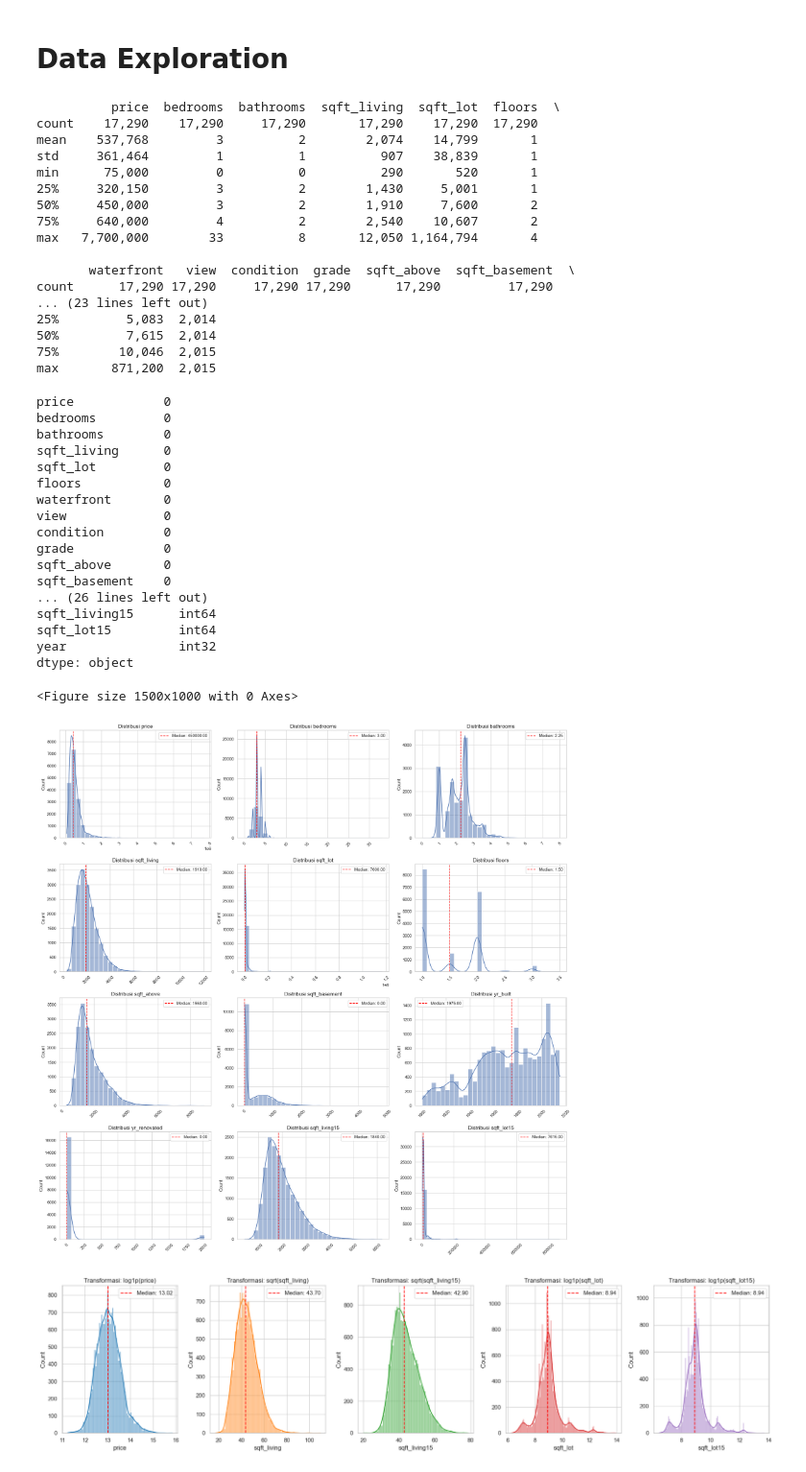
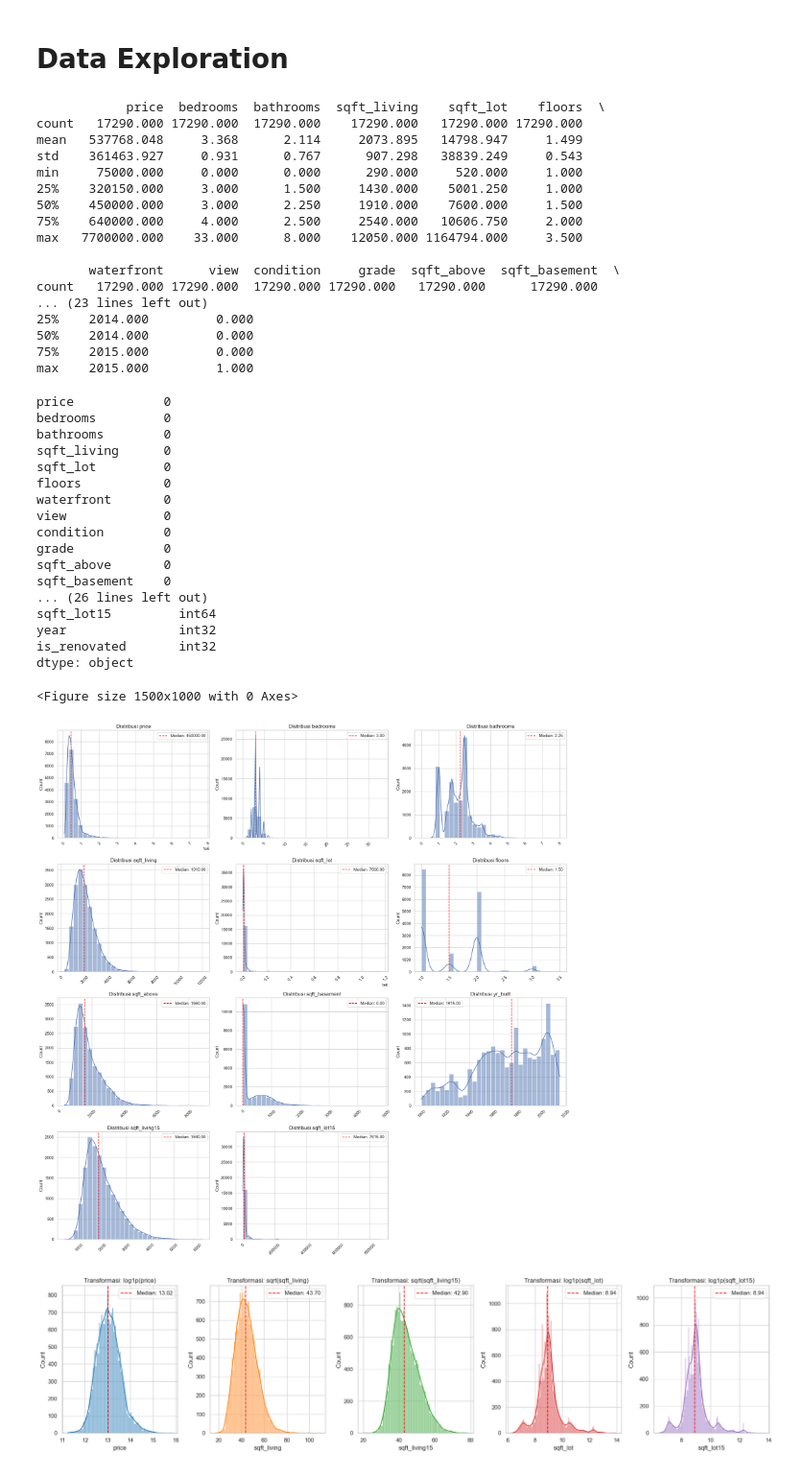
Before and after one commit to michaelwijaya2509/House-Price-Prediction---Data-Analytics, a Jupyter notebook: HousePricePrediction.ipynb, the cells around one changed output. Shown at 96% size. Saved outputs shown, nothing was run; the diff lists cells and outputs as text; code cells hidden in the pictures.

```diff
--- a/HousePricePrediction.ipynb
+++ b/HousePricePrediction.ipynb
@@ -43,5 +44,9 @@ print(data.shape)
 #extracting year from date
 data['year'] = data['date'].str[:4].astype(int)
 data.drop(columns=['date'], inplace=True)
+
+#changing the value of yr_renovated
+data['is_renovated'] = np.where(data['yr_renovated'] > 0, 1, 0)
+data.drop(columns=['yr_renovated'], inplace=True)
 print(data.head(10))
 # %% [output]
@@ -82,23 +87,23 @@ Train: 17290, Validation: 2161, Test: 2162
 summary = train_df.describe()
 print(summary)
 # %% [output]
-          price  bedrooms  bathrooms  sqft_living  sqft_lot  floors  \
-count    17,290    17,290     17,290       17,290    17,290  17,290
-mean    537,768         3          2        2,074    14,799       1
-std     361,464         1          1          907    38,839       1
-min      75,000         0          0          290       520       1
-25%     320,150         3          2        1,430     5,001       1
-50%     450,000         3          2        1,910     7,600       2
-75%     640,000         4          2        2,540    10,607       2
-max   7,700,000        33          8       12,050 1,164,794       4
+            price  bedrooms  bathrooms  sqft_living    sqft_lot    floors  \
+count   17290.000 17290.000  17290.000    17290.000   17290.000 17290.000
+mean   537768.048     3.368      2.114     2073.895   14798.947     1.499
+std    361463.927     0.931      0.767      907.298   38839.249     0.543
+min     75000.000     0.000      0.000      290.000     520.000     1.000
+25%    320150.000     3.000      1.500     1430.000    5001.250     1.000
+50%    450000.000     3.000      2.250     1910.000    7600.000     1.500
+75%    640000.000     4.000      2.500     2540.000   10606.750     2.000
+max   7700000.000    33.000      8.000    12050.000 1164794.000     3.500
 
-       waterfront   view  condition  grade  sqft_above  sqft_basement  \
-count      17,290 17,290     17,290 17,290      17,290         17,290
+       waterfront      view  condition     grade  sqft_above  sqft_basement  \
+count   17290.000 17290.000  17290.000 17290.000   17290.000      17290.000
 ... (23 lines left out)
-25%         5,083  2,014
-50%         7,615  2,014
-75%        10,046  2,015
-max       871,200  2,015
+25%    2014.000         0.000
+50%    2014.000         0.000
+75%    2015.000         0.000
+max    2015.000         1.000
 # %%
 missing_values = combined_df.isnull().sum()
 
@@ -118,9 +123,9 @@ grade            0
 sqft_above       0
 sqft_basement    0
 ... (26 lines left out)
-sqft_living15      int64
 sqft_lot15         int64
 year               int32
+is_renovated       int32
 dtype: object
 # %%
 # Set style untuk visualisasi
@@ -131,7 +136,7 @@ plt.figure(figsize=(15, 10))
 numerical_features = [
     'price', 'bedrooms', 'bathrooms', 'sqft_living',
     'sqft_lot', 'floors', 'sqft_above', 'sqft_basement',
-    'yr_built', 'yr_renovated', 'sqft_living15', 'sqft_lot15'
+    'yr_built', 'sqft_living15', 'sqft_lot15'
 ]
 
 # Membuat subplot grid
@@ -141,34 +146,34 @@ fig, axes = plt.subplots(n_rows, n_cols, figsize=(20, 5*n_rows))
 axes = axes.flatten()  # Flatten untuk memudahkan iterasi
 
 # Loop melalui setiap fitur numerik
 for i, col in enumerate(numerical_features):
     ax = axes[i]
 
     # Plot histogram dengan KDE
     sns.histplot(data=train_df, x=col, bins=30, kde=True, ax=ax)
 
     # Menambahkan garis median
     median_val = train_df[col].median()
     ax.axvline(median_val, color='red', linestyle='--',
                label=f'Median: {median_val:.2f}')
 
     # Formatting
     ax.set_title(f'Distribusi {col}', fontsize=14)
     ax.set_xlabel('')
     ax.legend()
 
     # Rotasi label x jika diperlukan
     plt.setp(ax.get_xticklabels(), rotation=45)
 
 # Menyembunyikan axes yang tidak terpakai
 for j in range(i+1, len(axes)):
     axes[j].set_visible(False)
 
 plt.tight_layout()
 plt.show()
 # %% [output]
 <Figure size 1500x1000 with 0 Axes>
-[figure, old version]
+[figure, new version]
 # %%
 train_transforms = {
     'price': np.log1p,
```
Also changed, not shown: parts of 27 cells of this notebook.
